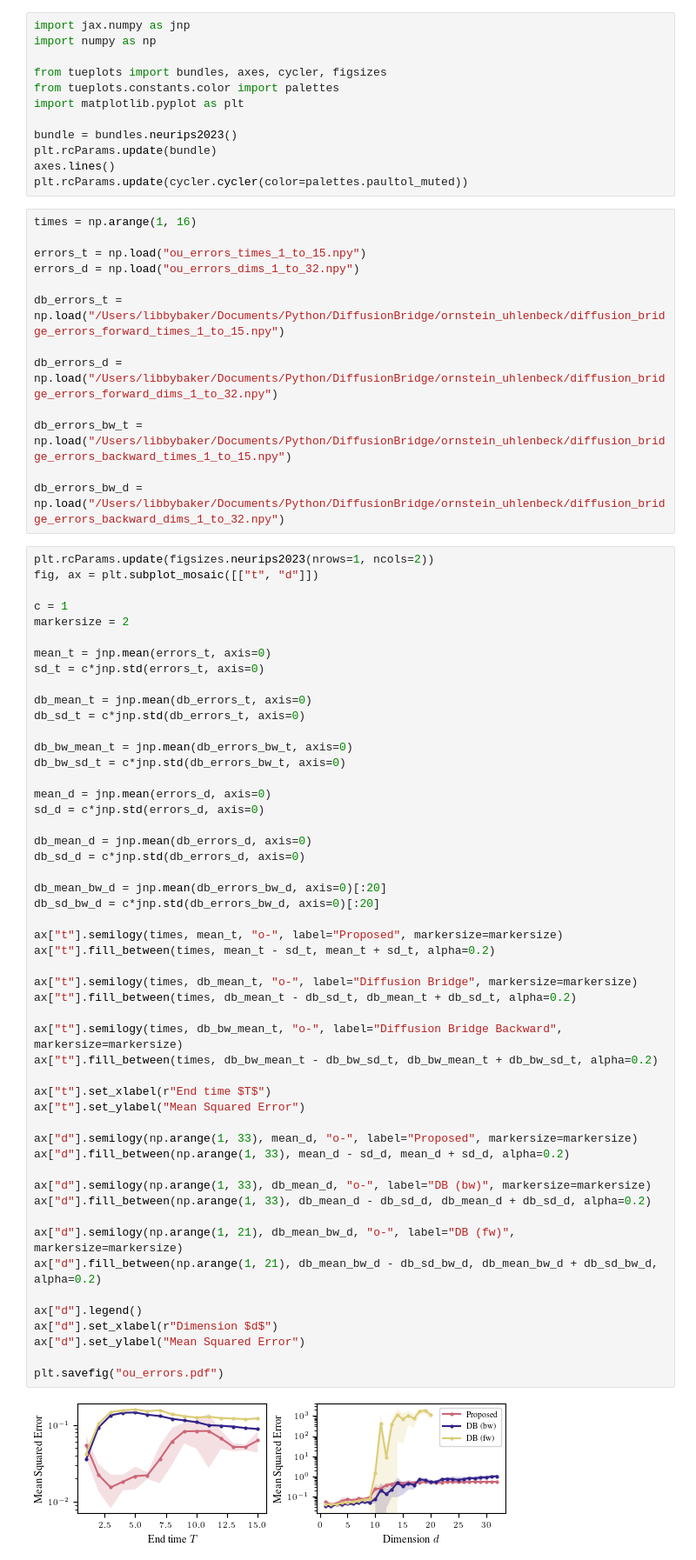
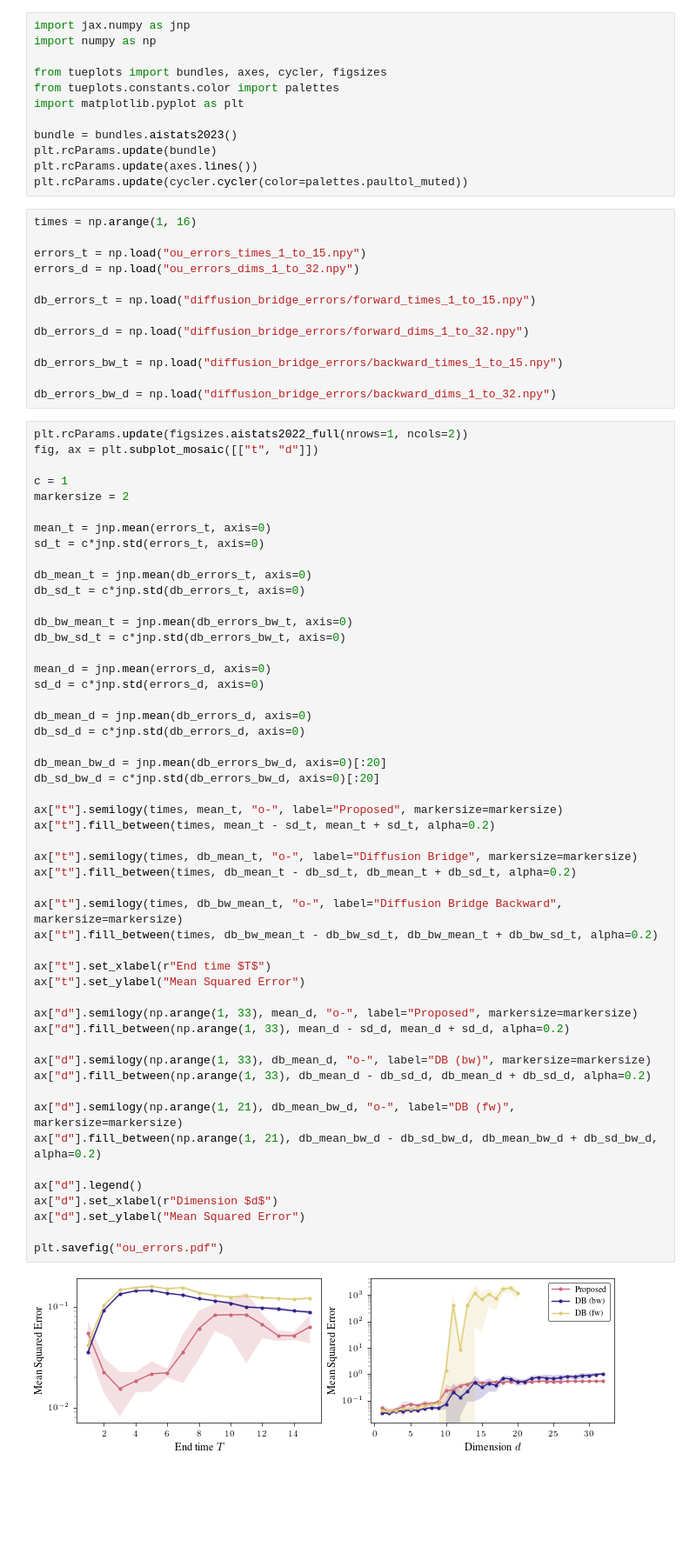
Before and after one commit to libbylbaker/forward_bridge, a Jupyter notebook: experiments/results/ou/times_dims/plot_time_dims.ipynb, the cells around one changed output. Shown: that part at 87% size. Saved outputs shown, nothing was run; the diff lists cells and outputs as text; blank space fills up the shorter version.

```diff
--- a/experiments/results/ou/times_dims/plot_time_dims.ipynb
+++ b/experiments/results/ou/times_dims/plot_time_dims.ipynb
@@ -6,9 +6,9 @@ from tueplots import bundles, axes, cycler, figsizes
 from tueplots.constants.color import palettes
 import matplotlib.pyplot as plt
 
-bundle = bundles.neurips2023()
+bundle = bundles.aistats2023()
 plt.rcParams.update(bundle)
-axes.lines()
+plt.rcParams.update(axes.lines())
 plt.rcParams.update(cycler.cycler(color=palettes.paultol_muted))
 # %%
 times = np.arange(1, 16)
@@ -16,15 +16,15 @@ times = np.arange(1, 16)
 errors_t = np.load("ou_errors_times_1_to_15.npy")
 errors_d = np.load("ou_errors_dims_1_to_32.npy")
 
-db_errors_t = np.load("/Users/libbybaker/Documents/Python/DiffusionBridge/ornstein_uhlenbeck/diffusion_bridge_errors_forward_times_1_to_15.npy")
+db_errors_t = np.load("diffusion_bridge_errors/forward_times_1_to_15.npy")
 
-db_errors_d = np.load("/Users/libbybaker/Documents/Python/DiffusionBridge/ornstein_uhlenbeck/diffusion_bridge_errors_forward_dims_1_to_32.npy")
+db_errors_d = np.load("diffusion_bridge_errors/forward_dims_1_to_32.npy")
 
-db_errors_bw_t = np.load("/Users/libbybaker/Documents/Python/DiffusionBridge/ornstein_uhlenbeck/diffusion_bridge_errors_backward_times_1_to_15.npy")
+db_errors_bw_t = np.load("diffusion_bridge_errors/backward_times_1_to_15.npy")
 
-db_errors_bw_d = np.load("/Users/libbybaker/Documents/Python/DiffusionBridge/ornstein_uhlenbeck/diffusion_bridge_errors_backward_dims_1_to_32.npy")
+db_errors_bw_d = np.load("diffusion_bridge_errors/backward_dims_1_to_32.npy")
 # %%
-plt.rcParams.update(figsizes.neurips2023(nrows=1, ncols=2))
+plt.rcParams.update(figsizes.aistats2022_full(nrows=1, ncols=2))
 fig, ax = plt.subplot_mosaic([["t", "d"]])
 
 c = 1
@@ -48,34 +48,34 @@ db_sd_d = c*jnp.std(db_errors_d, axis=0)
 db_mean_bw_d = jnp.mean(db_errors_bw_d, axis=0)[:20]
 db_sd_bw_d = c*jnp.std(db_errors_bw_d, axis=0)[:20]
 
 ax["t"].semilogy(times, mean_t, "o-", label="Proposed", markersize=markersize)
 ax["t"].fill_between(times, mean_t - sd_t, mean_t + sd_t, alpha=0.2)
 
 ax["t"].semilogy(times, db_mean_t, "o-", label="Diffusion Bridge", markersize=markersize)
 ax["t"].fill_between(times, db_mean_t - db_sd_t, db_mean_t + db_sd_t, alpha=0.2)
 
 ax["t"].semilogy(times, db_bw_mean_t, "o-", label="Diffusion Bridge Backward", markersize=markersize)
 ax["t"].fill_between(times, db_bw_mean_t - db_bw_sd_t, db_bw_mean_t + db_bw_sd_t, alpha=0.2)
 
 ax["t"].set_xlabel(r"End time $T$")
 ax["t"].set_ylabel("Mean Squared Error")
 
 ax["d"].semilogy(np.arange(1, 33), mean_d, "o-", label="Proposed", markersize=markersize)
 ax["d"].fill_between(np.arange(1, 33), mean_d - sd_d, mean_d + sd_d, alpha=0.2)
 
 ax["d"].semilogy(np.arange(1, 33), db_mean_d, "o-", label="DB (bw)", markersize=markersize)
 ax["d"].fill_between(np.arange(1, 33), db_mean_d - db_sd_d, db_mean_d + db_sd_d, alpha=0.2)
 
 ax["d"].semilogy(np.arange(1, 21), db_mean_bw_d, "o-", label="DB (fw)", markersize=markersize)
 ax["d"].fill_between(np.arange(1, 21), db_mean_bw_d - db_sd_bw_d, db_mean_bw_d + db_sd_bw_d, alpha=0.2)
 
 ax["d"].legend()
 ax["d"].set_xlabel(r"Dimension $d$")
 ax["d"].set_ylabel("Mean Squared Error")
 
 plt.savefig("ou_errors.pdf")
 # %% [output]
-[figure, old version]
+[figure, new version]
 # %%
 mean_d = jnp.mean(errors_d, axis=0)
 sd_d = jnp.std(errors_d, axis=0)
```
Also changed, not shown: parts of 1 cell of this notebook, 4 other files.
